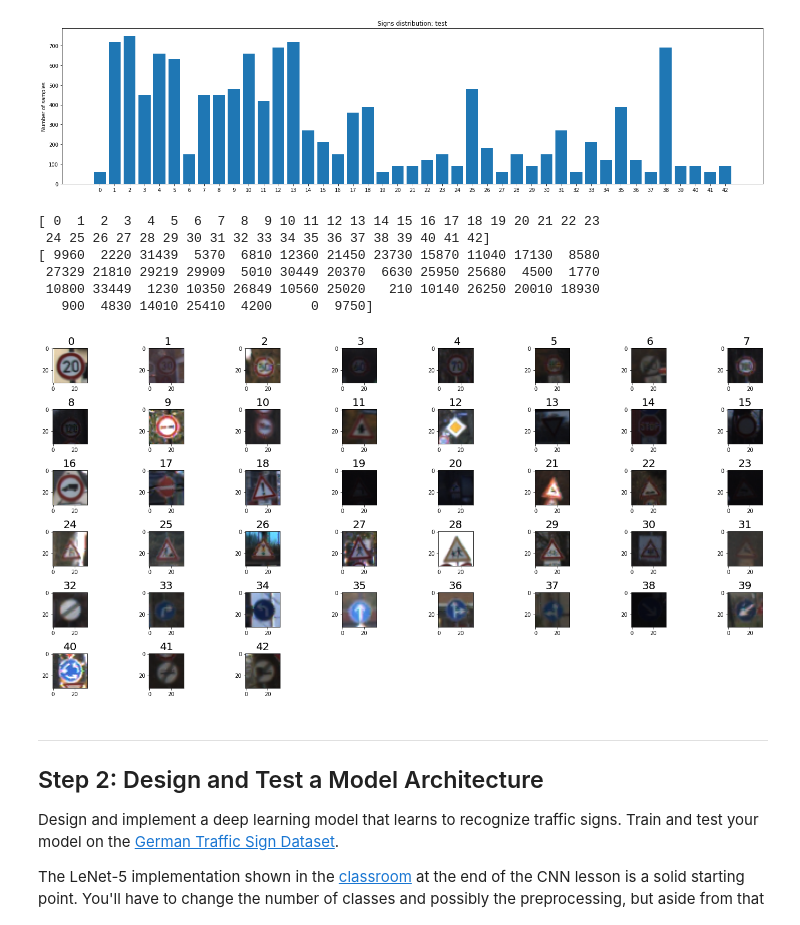
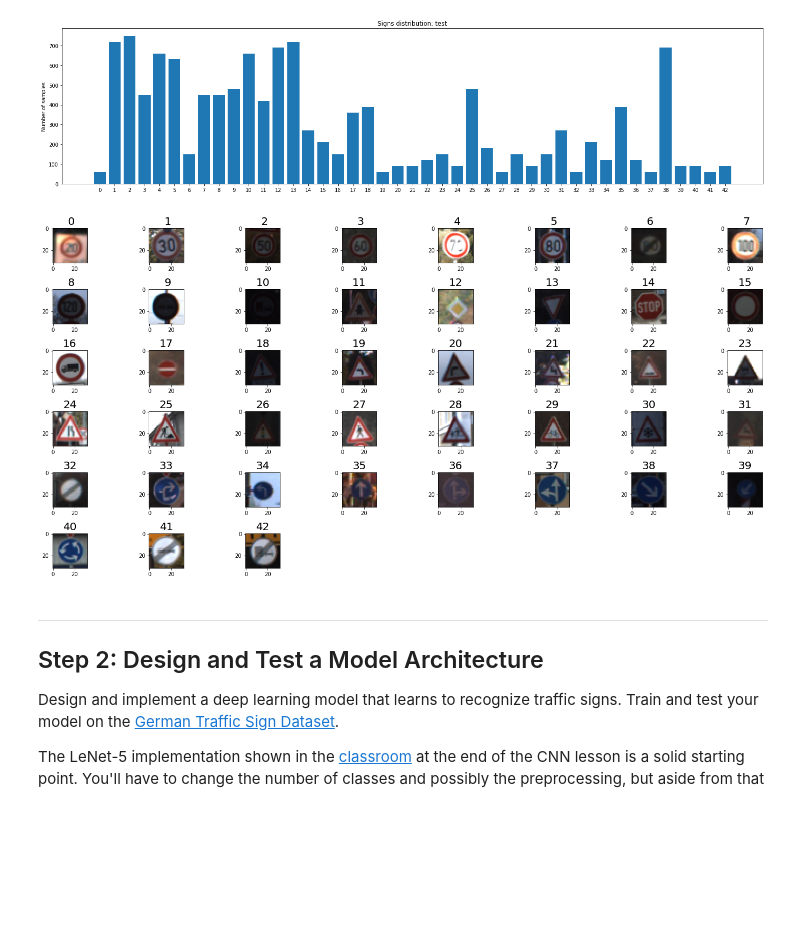
Before and after one commit to nyukhalov/CarND-Traffic-Sign-Classifier-Project, a Jupyter notebook: Traffic_Sign_Classifier.ipynb, the cells around one changed output. Saved outputs shown, nothing was run; the diff lists cells and outputs as text; code cells hidden in the pictures; blank space fills up the shorter version.

```diff
--- a/Traffic_Sign_Classifier.ipynb
+++ b/Traffic_Sign_Classifier.ipynb
@@ -176,28 +152,24 @@ def draw_annotated_image_grid(annotated_images, columns=3, fname=None):
     if fname is not None:
         plt.savefig(fname, bbox_inches='tight')
 # %%
-## Shows an example of each class
+# Shows an image of each class
+
+from sklearn.utils import shuffle
+
+X_train, y_train = shuffle(X_train, y_train)
 
 labels, indices = np.unique(y_train, return_index=True)
-print(labels)
-print(indices)
 
 imgs = []
 for i in range(len(labels)):
     label = labels[i]
     idx = indices[i]
     img = X_train[idx]
     imgs.append(("%2d" % label, img))
 
 draw_annotated_image_grid(imgs, columns=8)
 # %% [output]
-[ 0  1  2  3  4  5  6  7  8  9 10 11 12 13 14 15 16 17 18 19 20 21 22 23
- 24 25 26 27 28 29 30 31 32 33 34 35 36 37 38 39 40 41 42]
-[ 9960  2220 31439  5370  6810 12360 21450 23730 15870 11040 17130  8580
- 27329 21810 29219 29909  5010 30449 20370  6630 25950 25680  4500  1770
- 10800 33449  1230 10350 26849 10560 25020   210 10140 26250 20010 18930
-   900  4830 14010 25410  4200     0  9750]
-[figure, old version]
+[figure, new version]
 # %% [markdown]
 ----
 
```
Also changed, not shown: parts of 27 cells of this notebook.
